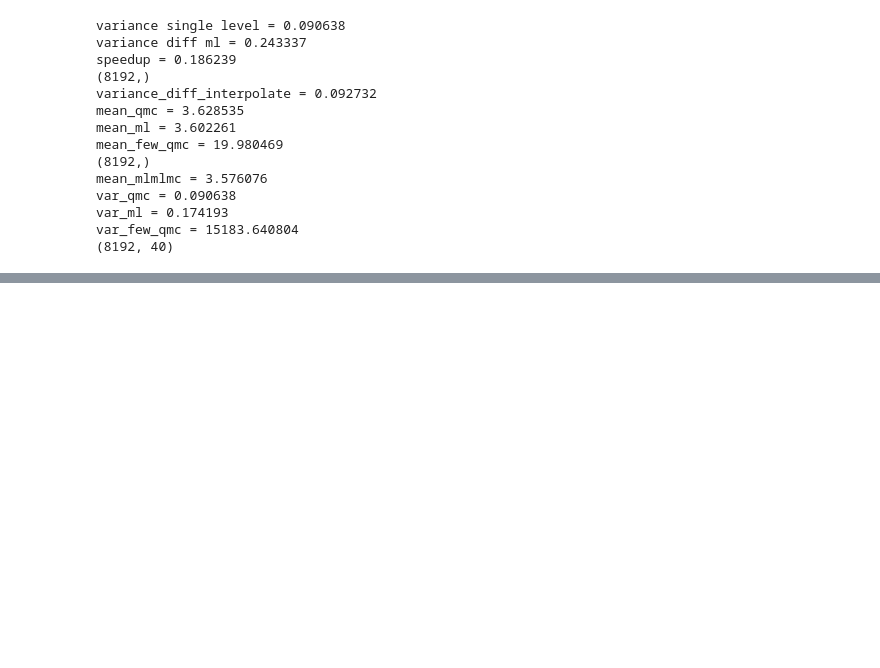
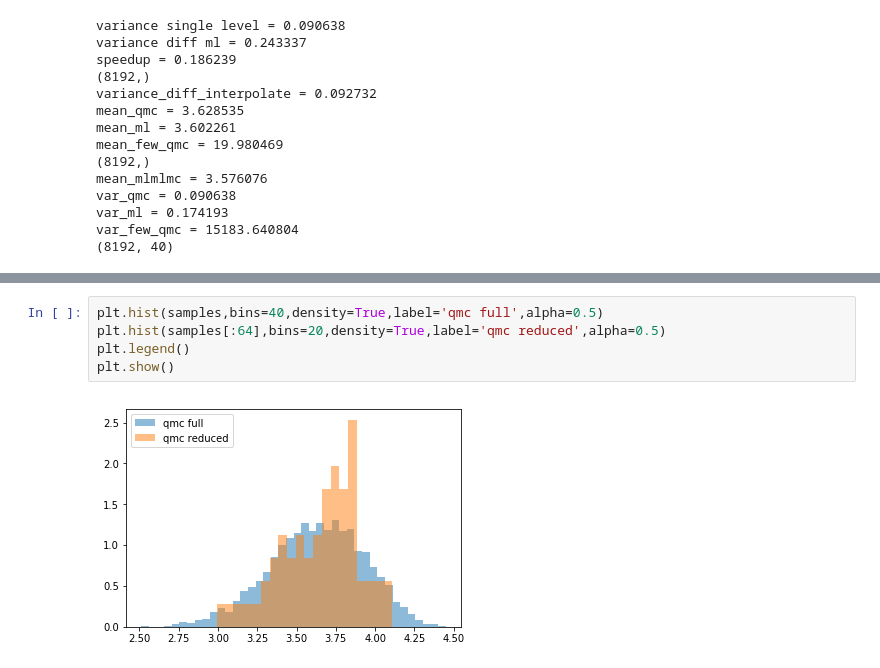
Before and after one commit to kjetil-lye/learning_airfoils, a Jupyter notebook: notebooks/KelvinHelmholtz.ipynb, the cells around one changed output, grey strips where cells are left out. Saved outputs shown, nothing was run; the diff lists cells and outputs as text; blank space fills up the shorter version.

```diff
--- a/notebooks/KelvinHelmholtz.ipynb
+++ b/notebooks/KelvinHelmholtz.ipynb
@@ -301,0 +293,7 @@ with netCDF4.Dataset(data_path) as f:
+# %%
+plt.hist(samples,bins=40,density=True,label='qmc full',alpha=0.5)
+plt.hist(samples[:64],bins=20,density=True,label='qmc reduced',alpha=0.5)
+plt.legend()
+plt.show()
+# %% [output]
+[figure, added]
```
Also changed, not shown: parts of 3 cells of this notebook, 9 other files.
